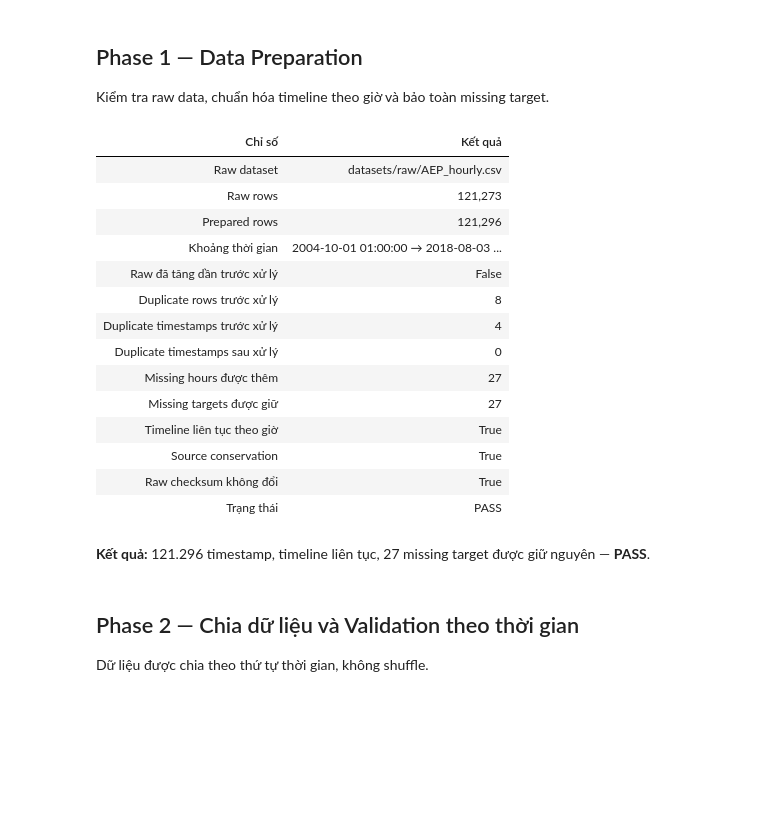
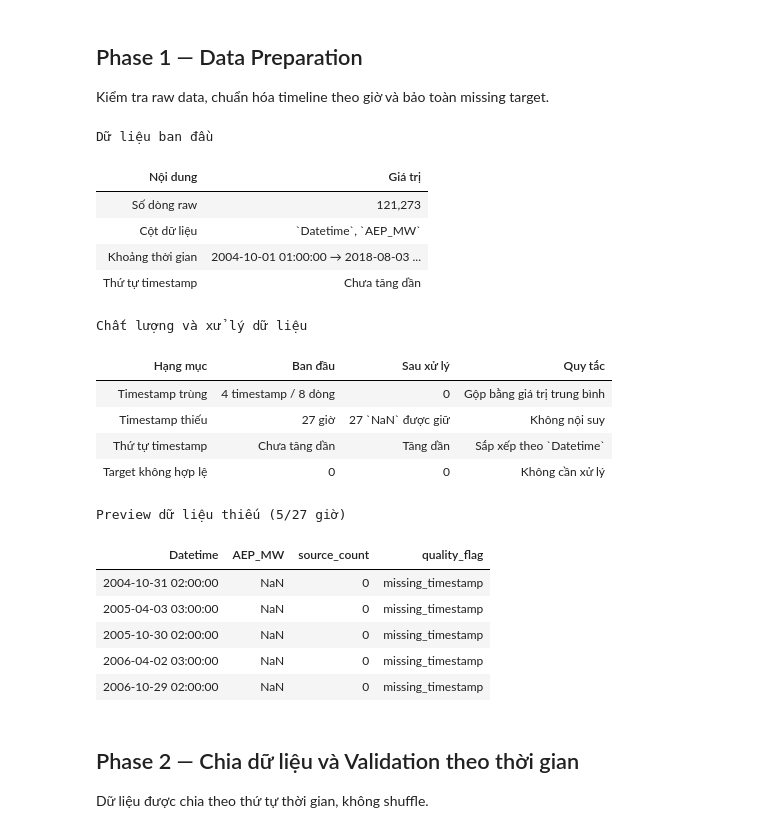
Before and after one commit to Tuvienn/TOTAL_LAB_PRACTICE_FOR_TIME_SERIES, a Jupyter notebook: total_practice/Practice_3_v2/notebooks/Practice_3_v2_present.ipynb, the cells around one changed output. Cells and saved outputs as stored; diff of their text form; code cells hidden in the pictures; blank space fills up the shorter version.

```diff
--- a/total_practice/Practice_3_v2/notebooks/Practice_3_v2_present.ipynb
+++ b/total_practice/Practice_3_v2/notebooks/Practice_3_v2_present.ipynb
@@ -61,44 +61,56 @@ phase_06_supplemental_lag_figure_path = artifacts.phase_06_supplemental_lag_figu
 
 Kiểm tra raw data, chuẩn hóa timeline theo giờ và bảo toàn missing target.
 # %%
-phase_01_summary = pd.DataFrame(
+raw_overview = pd.DataFrame(
     [
-        ["Raw dataset", phase_01_audit["raw_path"]],
-        ["Raw rows", f"{phase_01_audit['raw_rows']:,}"],
-        ["Prepared rows", f"{phase_01_audit['prepared_rows']:,}"],
-        ["Khoảng thời gian", f"{phase_01_audit['prepared_time_start']} → {phase_01_audit['prepared_time_end']}"],
-        ["Raw đã tăng dần trước xử lý", phase_01_audit["raw_chronologically_sorted_before"]],
-        ["Duplicate rows trước xử lý", phase_01_audit["duplicate_rows_before"]],
-        ["Duplicate timestamps trước xử lý", phase_01_audit["duplicate_timestamps_before"]],
-        ["Duplicate timestamps sau xử lý", phase_01_audit["duplicate_timestamps_after"]],
-        ["Missing hours được thêm", phase_01_audit["missing_hourly_timestamps_before"]],
-        ["Missing targets được giữ", phase_01_audit["missing_target_after"]],
-        ["Timeline liên tục theo giờ", phase_01_audit["timeline_continuous_hourly"]],
-        ["Source conservation", phase_01_audit["source_conservation"]],
-        ["Raw checksum không đổi", phase_01_audit["raw_sha256_before"] == phase_01_audit["raw_sha256_after"]],
-        ["Trạng thái", phase_01_audit["status"]],
+        ["Số dòng raw", f"{phase_01_audit['raw_rows']:,}"],
+        ["Cột dữ liệu", ", ".join(f"`{column}`" for column in phase_01_audit['raw_columns'])],
+        ["Khoảng thời gian", f"{phase_01_audit['raw_time_start']} → {phase_01_audit['raw_time_end']}"],
+        ["Thứ tự timestamp", "Chưa tăng dần" if not phase_01_audit['raw_chronologically_sorted_before'] else "Đã tăng dần"],
     ],
-    columns=["Chỉ số", "Kết quả"],
+    columns=["Nội dung", "Giá trị"],
 )
-display(style_table(phase_01_summary))
+display(style_table(raw_overview, caption="Dữ liệu ban đầu"))
+
+quality_summary = pd.DataFrame(
+    [
+        ["Timestamp trùng", f"{phase_01_audit['duplicate_timestamps_before']} timestamp / {phase_01_audit['duplicate_rows_before']} dòng", 0, "Gộp bằng giá trị trung bình"],
+        ["Timestamp thiếu", f"{phase_01_audit['missing_hourly_timestamps_before']} giờ", f"{phase_01_audit['missing_target_after']} `NaN` được giữ", "Không nội suy"],
+        ["Thứ tự timestamp", "Chưa tăng dần" if not phase_01_audit['raw_chronologically_sorted_before'] else "Đã tăng dần", "Tăng dần", "Sắp xếp theo `Datetime`"],
+        ["Target không hợp lệ", phase_01_audit['raw_missing_cells'] + phase_01_audit['raw_non_finite_target'] + phase_01_audit['raw_non_positive_target'], 0, "Không cần xử lý"],
+    ],
+    columns=["Hạng mục", "Ban đầu", "Sau xử lý", "Quy tắc"],
+)
+display(style_table(quality_summary, caption="Chất lượng và xử lý dữ liệu"))
+
+missing_preview = pd.DataFrame(
+    [
+        [timestamp, "NaN", 0, "missing_timestamp"]
+        for timestamp in phase_01_audit['missing_hourly_timestamps'][:5]
+    ],
+    columns=["Datetime", "AEP_MW", "source_count", "quality_flag"],
+)
+display(style_table(missing_preview, caption="Preview dữ liệu thiếu (5/27 giờ)"))
 # %% [output]
+Dữ liệu ban đầu
-| Chỉ số | Kết quả |
-| Raw dataset | datasets/raw/AEP_hourly.csv |
-| Raw rows | 121,273 |
-| Prepared rows | 121,296 |
+| Nội dung | Giá trị |
+| Số dòng raw | 121,273 |
+| Cột dữ liệu | `Datetime`, `AEP_MW` |
 | Khoảng thời gian | 2004-10-01 01:00:00 → 2018-08-03 ... |
-| Raw đã tăng dần trước xử lý | False |
-| Duplicate rows trước xử lý | 8 |
-| Duplicate timestamps trước xử lý | 4 |
-| Duplicate timestamps sau xử lý | 0 |
-| Missing hours được thêm | 27 |
-| Missing targets được giữ | 27 |
-| Timeline liên tục theo giờ | True |
-| Source conservation | True |
-| Raw checksum không đổi | True |
-| Trạng thái | PASS |
+| Thứ tự timestamp | Chưa tăng dần |
+Chất lượng và xử lý dữ liệu
+| Hạng mục | Ban đầu | Sau xử lý | Quy tắc |
+| Timestamp trùng | 4 timestamp / 8 dòng | 0 | Gộp bằng giá trị trung bình |
+| Timestamp thiếu | 27 giờ | 27 `NaN` được giữ | Không nội suy |
+| Thứ tự timestamp | Chưa tăng dần | Tăng dần | Sắp xếp theo `Datetime` |
+| Target không hợp lệ | 0 | 0 | Không cần xử lý |
+Preview dữ liệu thiếu (5/27 giờ)
+| Datetime | AEP_MW | source_count | quality_flag |
+| 2004-10-31 02:00:00 | NaN | 0 | missing_timestamp |
+| 2005-04-03 03:00:00 | NaN | 0 | missing_timestamp |
+| 2005-10-30 02:00:00 | NaN | 0 | missing_timestamp |
+| 2006-04-02 03:00:00 | NaN | 0 | missing_timestamp |
+| 2006-10-29 02:00:00 | NaN | 0 | missing_timestamp |
-# %% [markdown]
-**Kết quả:** 121.296 timestamp, timeline liên tục, 27 missing target được giữ nguyên — **PASS**.
 # %% [markdown]
 ## Phase 2 — Chia dữ liệu và Validation theo thời gian
 
```
Also changed, not shown: parts of 26 cells of this notebook, 11 other files.
